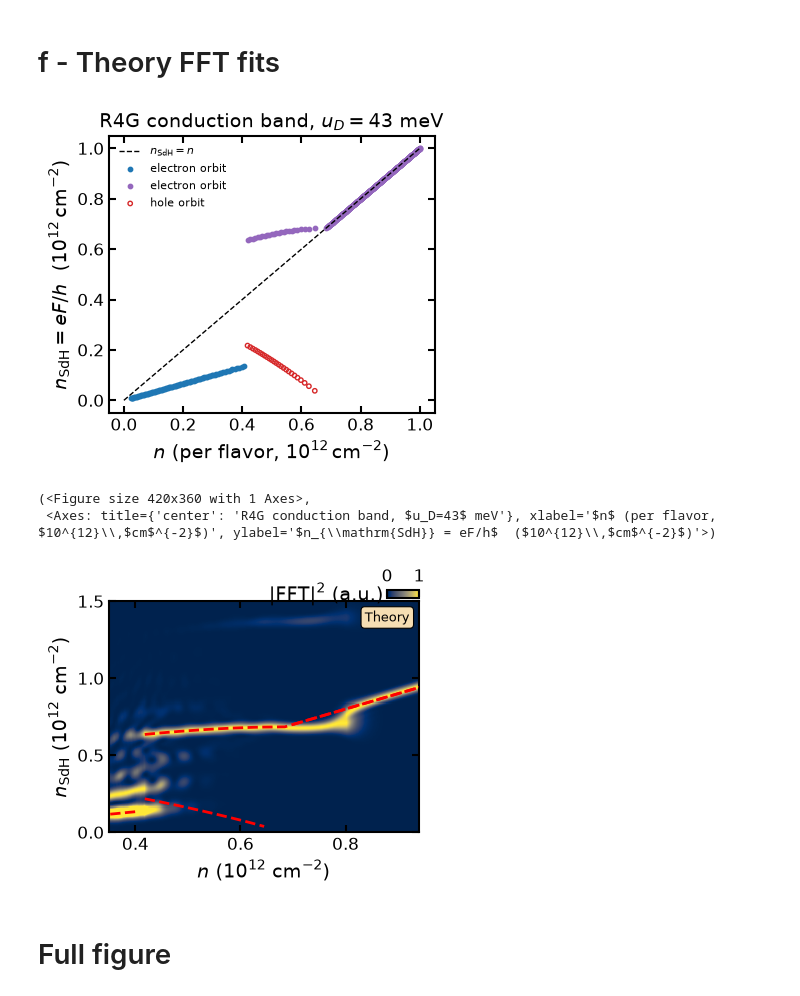
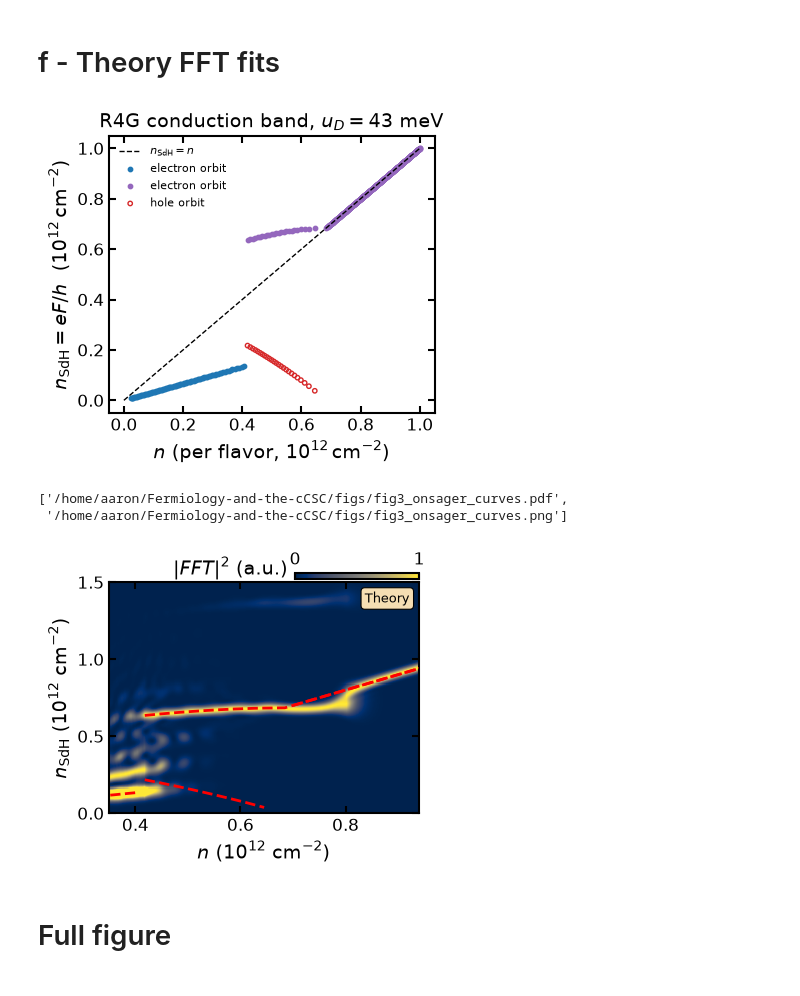
Before and after one commit to sharpelab/Fermiology-and-the-cCSC, a Jupyter notebook: fig3/fig3.ipynb, the cells around one changed output. Saved outputs shown, nothing was run; the diff lists cells and outputs as text; code cells hidden in the pictures.

```diff
--- a/fig3/fig3.ipynb
+++ b/fig3/fig3.ipynb
@@ -441,10 +441,8 @@ ax = plt.gca()
 norm = colors.SymLogNorm(linthresh=1, vmin=-1e3, vmax=1E3)
 plot = plot_landau_fan_detrend(fig, ax, norm, "RdBu_r")
 
-pos = ax.get_position()
-cb_width = 0.12
-cax = fig.add_axes([pos.x1 - cb_width, pos.y1 + 0.01, cb_width, 0.02])
-
+cax = fig.add_axes([0.59, 0.89, 0.31, 0.02])
+cb = plt.colorbar(plot, cax=cax, ticks=SymmetricalLogLocator(base=10, linthresh=10), orientation='horizontal', shrink=0.3, anchor=(1., 0.9), pad=0.01, aspect=5)
 cb = plt.colorbar(plot, cax=cax, ticks=[-1000, 0, 1000], \
                   orientation='horizontal')
 cb.ax.annotate('$\Delta R_{xx} (\Omega)$', xy=(-0.10, 0.5), xycoords='axes fraction',
@@ -452,4 +450,5 @@ cb.ax.annotate('$\Delta R_{xx} (\Omega)$', xy=(-0.10, 0.5), xycoords='axes fract
 cb.ax.xaxis.set_ticks_position('top')      # put ticks at the top
 cb.ax.xaxis.set_label_position('top')
 cb.set_ticklabels(['$-10^3$', '$0$', '$10^3$'])
+save_fig(fig, 'fig3_landau_fan_detrended')
 # %% [output]
@@ -560,0 +598,22 @@ plt.tight_layout()
+# %%
+# --- split panel 2/2: effective mass vs n ---
+def load_mstar(path):
+    """Return (n, mstar, error) arrays from a figS_mstar CSV."""
+    df = pd.read_csv(path)
+    return df["n"].to_numpy(), df["mstar"].to_numpy(), df["mstar_stdev"].to_numpy()
+
+n_data, mstar_data, err_data = load_mstar("../data/fig3/figS_mstar_qm_B3-B4_big.csv")
+
+fig, ax = plt.subplots(figsize=(4, 3))
+num_pts = 8
+ax.errorbar(n_data[:num_pts], mstar_data[:num_pts], yerr=err_data[:num_pts],
+            marker="o", color="blue", linestyle="-", markersize=4,
+            capsize=3, capthick=0.8, elinewidth=0.8, ecolor="blue")
+ax.plot(n_data[:num_pts], 0.095 / (n_data[:num_pts] - 0.7), color="orange")
+ax.set_xlabel(r'$n$ ($10^{12}$ cm$^{-2}$)')
+ax.set_ylabel(r"$m^*/m_e$")
+ax.yaxis.set_major_locator(plt.MaxNLocator(4))
+ax.grid(True)
+plt.tight_layout()
+
+save_fig(fig, 'fig3_mstar_vs_n')
@@ -719,13 +785,12 @@ def load_onsager_curves(fname: str) -> dict:
     return meta, curves
 
 
-def plot(meta: dict, c: dict):
+def plot(fig, ax, meta: dict, c: dict):
     n = c["n_flavor_e12"]
     nsdh = c["nsdh_e12"]
     el = c["kind"] == 0                                   # 0=electron, 1=hole
     poc3 = c["multiplicity"] == 3                                   # 0=electron, 1=hole
 
-    fig, ax = plt.subplots(figsize=(4.2, 3.6))
     nn = np.linspace(0, n.max() if n.size else 1, 50)
     ax.plot(nn, nn, "k--", lw=1, label=r"$n_{\mathrm{SdH}}=n$")
     ax.scatter(n[el & poc3], nsdh[el & poc3], s=10, c="C0", label="electron orbit")
@@ -743,38 +808,42 @@ def plot(meta: dict, c: dict):
 
 
 meta, curves = load_onsager_curves("../data/fig3/r4g_onsager_uD43.h5")
-plot(meta, curves)
+fig, ax = plt.subplots(figsize=(4.2, 3.6))
+plot(fig, ax, meta, curves)
+save_fig(fig, "fig3_onsager_curves")
 # %% [output]
 [figure]
-(<Figure size 420x360 with 1 Axes>,
- <Axes: title={'center': 'R4G conduction band, $u_D=43$ meV'}, xlabel='$n$ (per flavor, $10^{12}\\,$cm$^{-2}$)', ylabel='$n_{\\mathrm{SdH}} = eF/h$  ($10^{12}\\,$cm$^{-2}$)'>)
+['/home/aaron/Fermiology-and-the-cCSC/figs/fig3_onsager_curves.pdf',
+ '/home/aaron/Fermiology-and-the-cCSC/figs/fig3_onsager_curves.png']
 # %%
 fig = plt.figure(figsize=(4,3))
 ax = plt.gca()
 cb_width = 0.08          # colorbar width in figure fraction
 cb_height_inches = 0.08  # colorbar height in physical inches
 cb_height_frac = cb_height_inches / fig.get_size_inches()[1]
 norm = colors.Normalize(vmin=0, vmax=1)
 uD, val = 43, 1
 file = "../data/fig3/data_LL_uD_{:d}.0_Nll_150_val_{:d}_Bmin_0.01T_Bmax_3.79T_T_0.02500.h5".format(uD, val)
 plot = plot_theory_fft(fig, ax, file, norm, "cividis")
 
-pos = ax.get_position()
-cax = fig.add_axes([pos.x1 - cb_width, pos.y1 + 0.01, cb_width, cb_height_frac])
-cb = plt.colorbar(plot, cax=cax, ticks=[0, 1], orientation='horizontal')
-cb.ax.annotate(r'$|\mathrm{FFT}|^2$ (a.u.)', xy=(-0.10, 0.5), xycoords='axes fraction',
-               ha='right', va='center', fontsize=plt.rcParams['axes.labelsize'])
-cb.ax.xaxis.set_ticks_position('top')
+cax = fig.add_axes([0.59, 0.89, 0.31, 0.02])
+# cb = plt.colorbar(plot, cax=cax, ticks=SymmetricalLogLocator(base=10, linthresh=10), orientation='horizontal', shrink=0.3, anchor=(1., 0.9), pad=0.01, aspect=5)
+cb = plt.colorbar(plot, cax=cax, ticks=[0, 1], \
+                  orientation='horizontal')
+cb.ax.set_xlabel(r'$|FFT|^2$ (a.u.)', labelpad=-17, x=-0.52)
+cb.ax.xaxis.set_ticks_position('top')      # put ticks at the top
 cb.ax.xaxis.set_label_position('top')
 
 ax.text(0.97, 0.96, 'Theory', transform=ax.transAxes,
         ha='right', va='top', fontsize=9, color='k',
         bbox=dict(boxstyle='round,pad=0.3', facecolor='wheat',
                   edgecolor='k', linewidth=0.8, alpha=1))
 
+
+save_fig(fig, 'fig3_theory_fft')
 plt.show()
 # %% [output]
-[figure, old version]
+[figure, new version]
 # %% [markdown]
 # Full figure
 # %%
```
Also changed, not shown: parts of 9 cells of this notebook, 1 other file.
